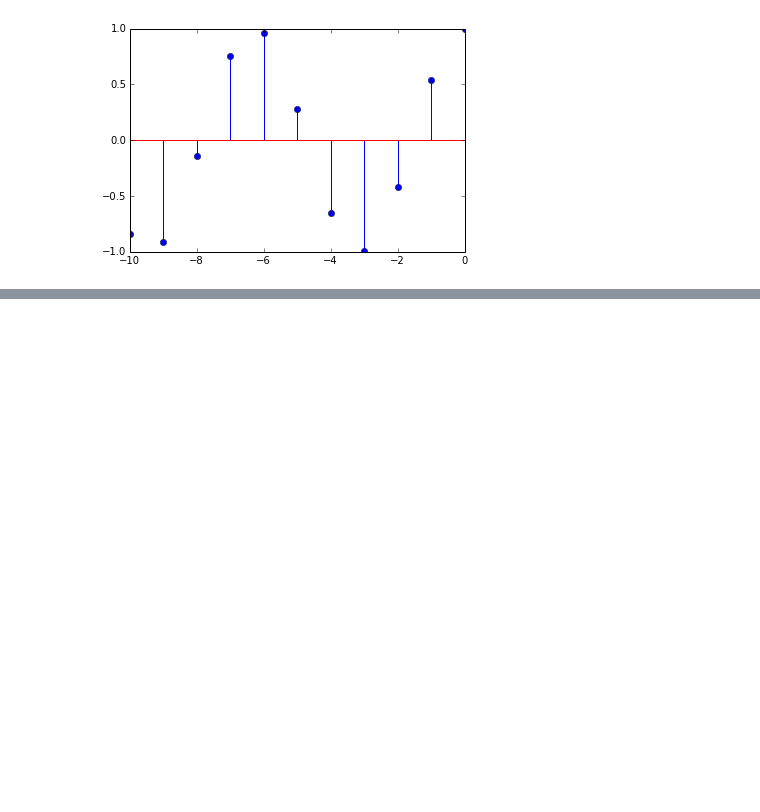
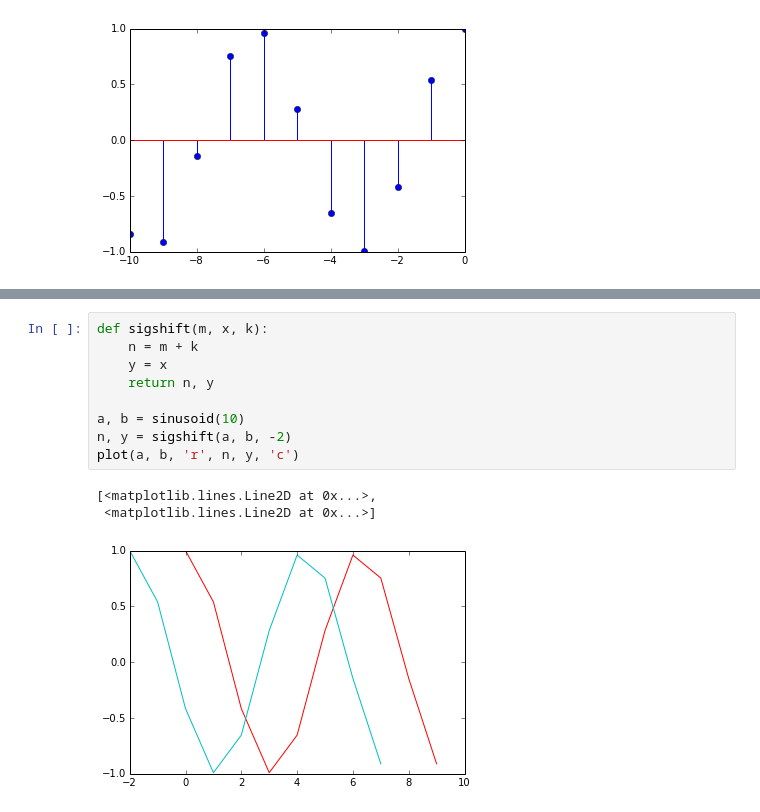
Before and after one commit to zshujon/digital_signal_processing, a Jupyter notebook: 02.discrete_time_signals_and_systems.ipynb, the cells around one changed output, grey strips where cells are left out. Cells and saved outputs as stored; diff of their text form; blank space fills up the shorter version.

```diff
--- a/02.discrete_time_signals_and_systems.ipynb
+++ b/02.discrete_time_signals_and_systems.ipynb
@@ -81,0 +100,13 @@ plot(n1, x1, 'k', n2, x2, 'r', n, x, 'c')
+# %%
+def sigshift(m, x, k):
+    n = m + k
+    y = x
+    return n, y
+
+a, b = sinusoid(10)
+n, y = sigshift(a, b, -2)
+plot(a, b, 'r', n, y, 'c')
+# %% [output]
+[<matplotlib.lines.Line2D at 0x...>,
+ <matplotlib.lines.Line2D at 0x...>]
+[figure, added]
```
Also changed, not shown: parts of 6 cells of this notebook.
